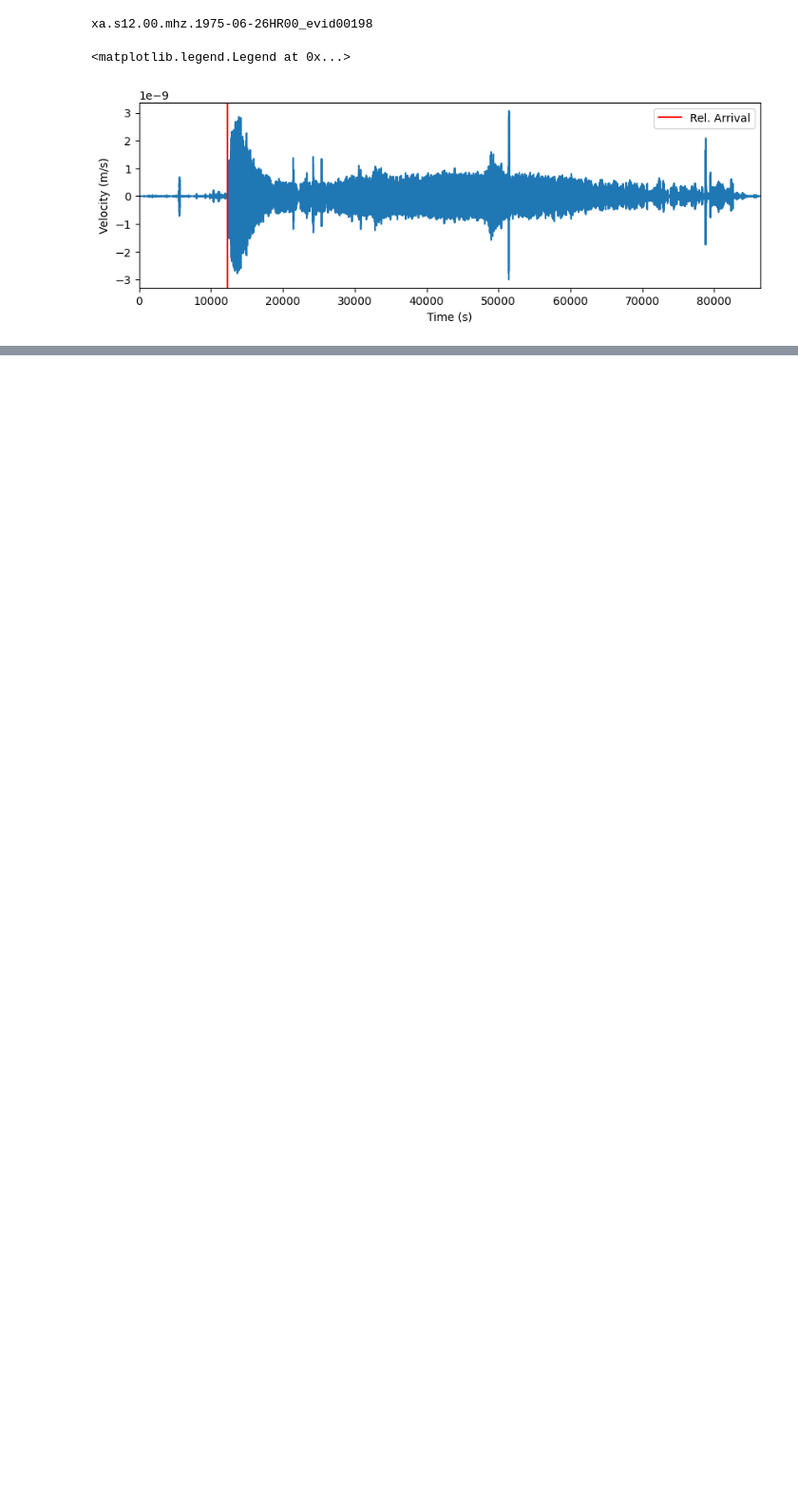
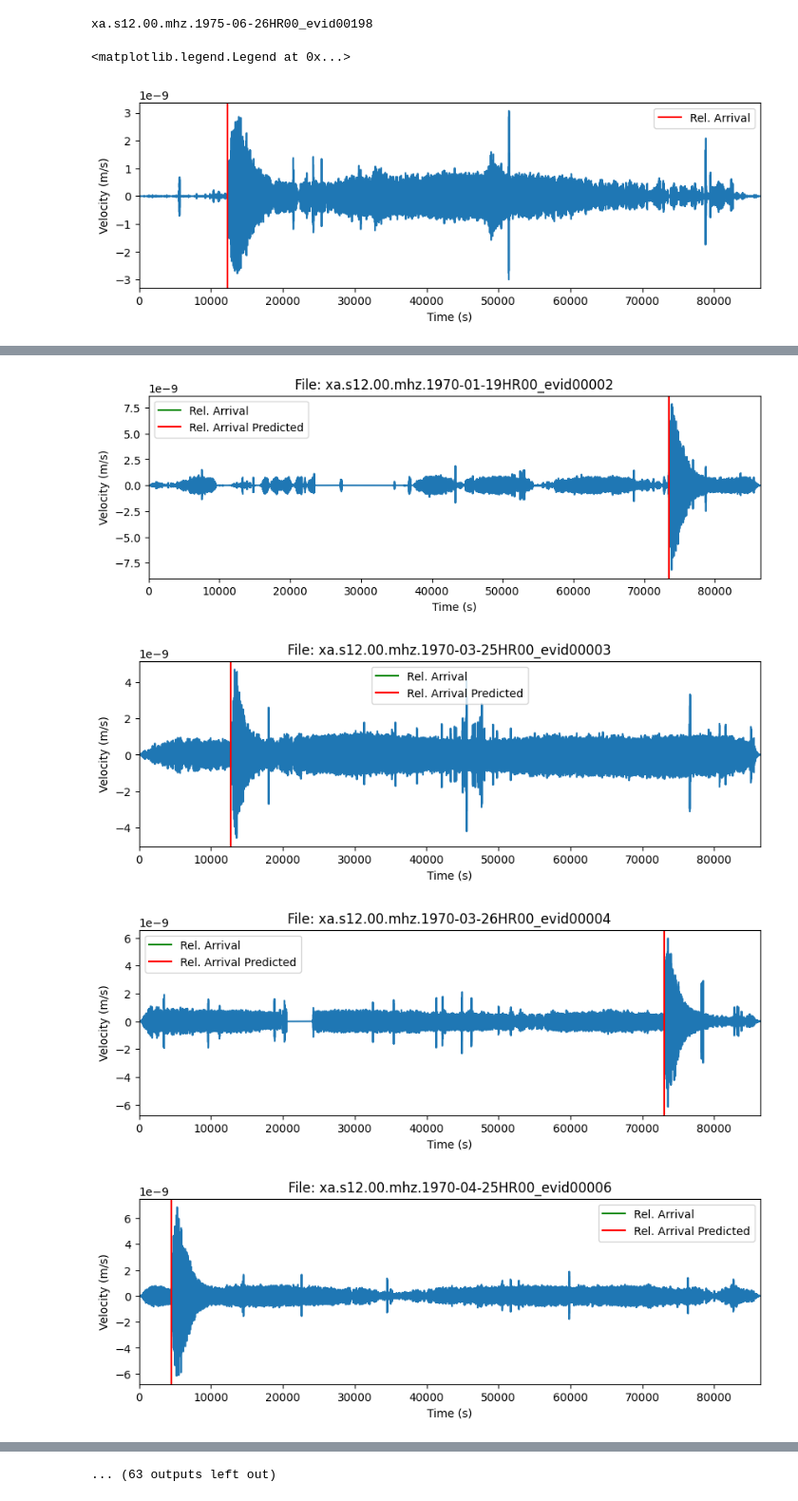
Before and after one commit to matiszpek/NASAhackaton, a Jupyter notebook: SeismicDet.ipynb, the cells around one changed output, grey strips where cells are left out. Shown at 95% size. Cells and saved outputs as stored; diff of their text form; code cells hidden in the pictures; blank space fills up the shorter version.

Commit message:
Modificaciones finales

```diff
--- a/SeismicDet.ipynb
+++ b/SeismicDet.ipynb
@@ -9,13 +9,13 @@ from tensorflow import keras
 # %%
 import os
 import sys
-path_to_dataset = r'C:\Users\Kono\Desktop\space_apps_2024_seismic_detection\data'
+path_to_dataset = r'C:\Users\matia\OneDrive\Escritorio\NASAhackaton\space_apps_2024_seismic_detection\data'
 sys.path.append(path_to_dataset)
 # %%
 data_directory = path_to_dataset + r'\lunar\training\data\S12_GradeA'
 data_files = os.listdir(data_directory)
 data_files = [data_directory + '\\' + file for file in data_files if file.endswith('.csv')]
-abstract_dfs = pd.read_csv(r'C:\Users\Kono\Desktop\space_apps_2024_seismic_detection\data\lunar\training\catalogs\apollo12_catalog_GradeA_final.csv')
+abstract_dfs = pd.read_csv(path_to_dataset + r'\lunar\training\catalogs\apollo12_catalog_GradeA_final.csv')
 len(data_files)
 # %% [output]
 76
@@ -210 +206,30 @@ Mean Squared Error: 38510232.00
 R² Score: 0.94
+# %%
+for i in range(len(df)):
+    seq = df.iloc[i]['seq']
+    csv_times = [t for v, t in seq]
+    csv_data = [v for v, t in seq]
+    arrival_time_rel = df.iloc[i]['start']
+    file_name = df.iloc[i]['file_name']
+
+    fig, ax = plt.subplots(1, 1, figsize=(10, 3))
+    ax.plot(csv_times, csv_data)
+
+    # Make the plot pretty
+    ax.set_xlim([min(csv_times), max(csv_times)])
+    ax.set_ylabel('Velocity (m/s)')
+    ax.set_xlabel('Time (s)')
+    ax.set_title(f'File: {file_name}')
+
+    # Plot where the arrival time is
+    arrival_line = ax.axvline(x=arrival_time_rel, c='green', label='Rel. Arrival')
+    arrival_line_pred = ax.axvline(x=y_pred[i], c='red', label='Rel. Arrival Predicted')
+
+    # Add both lines to the legend
+    ax.legend(handles=[arrival_line, arrival_line_pred])
+    plt.show()
+# %% [output]
+[figure, added]
+[figure, added]
+[figure, added]
+[figure, added]
@@ -210,0 +244 @@ R² Score: 0.94
+... (63 outputs left out)
```
Also changed, not shown: parts of 4 cells of this notebook, 2 other files.
